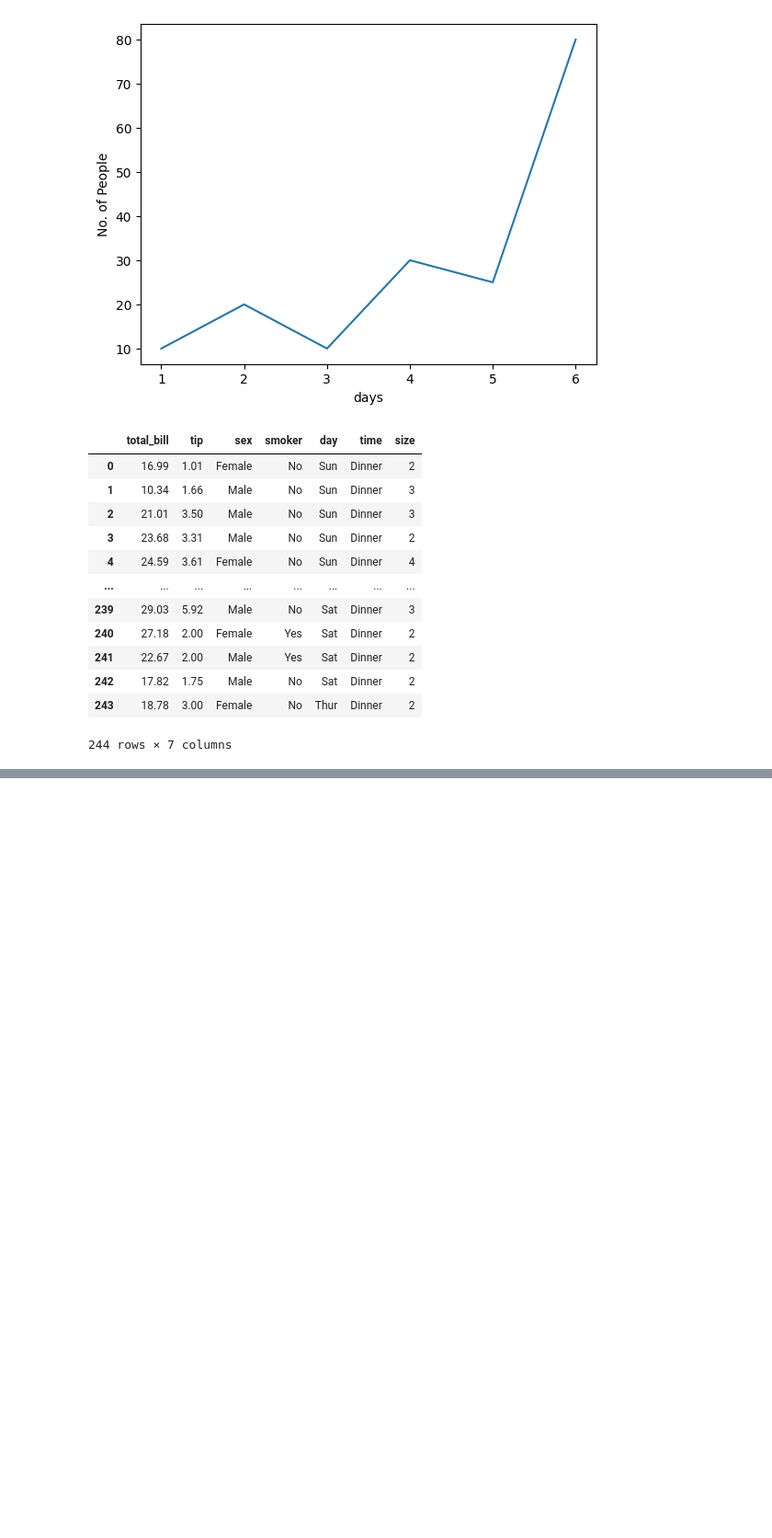
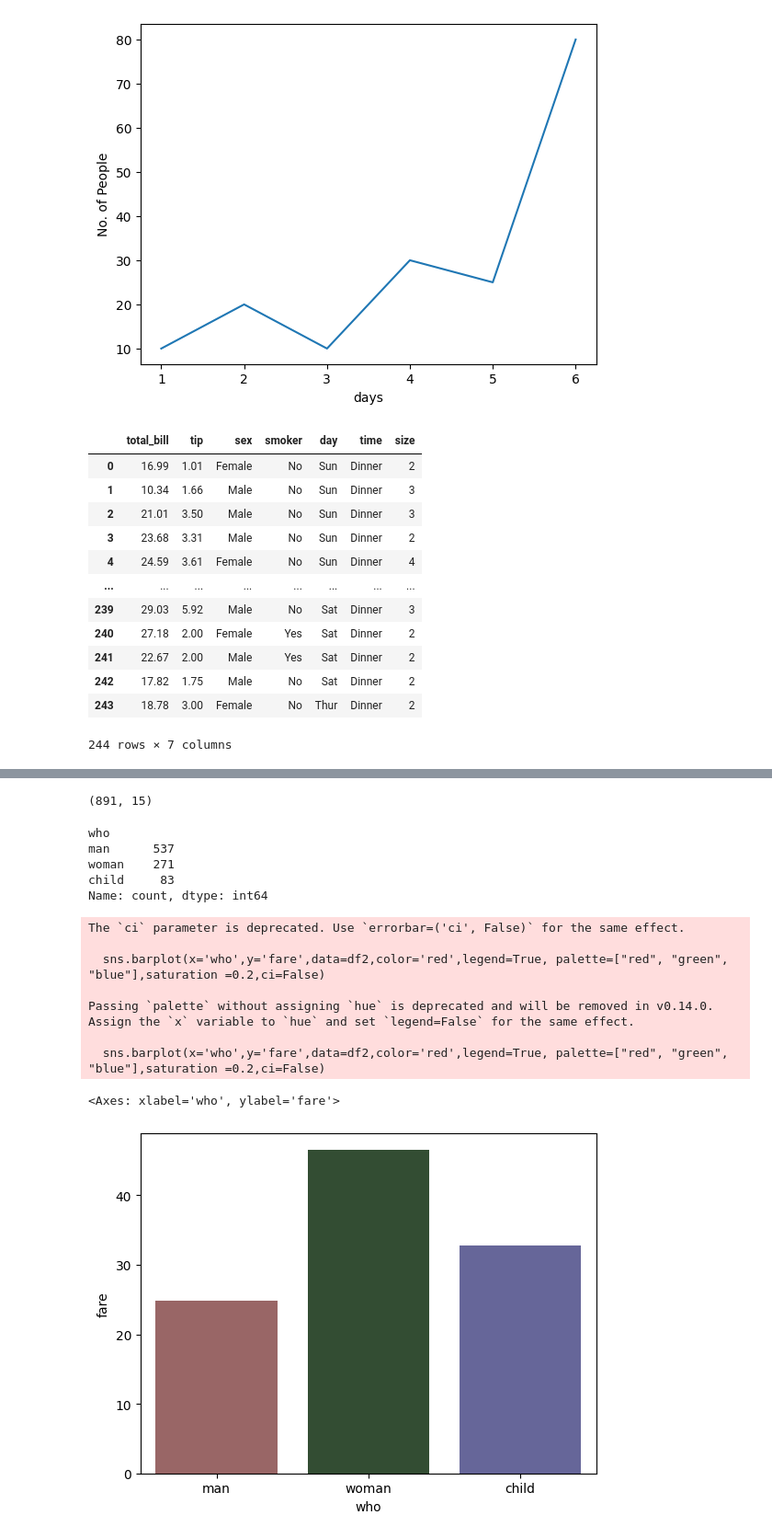
Before and after one commit to vitthalbulbule/Seaborn, a Jupyter notebook: simple.ipynb, the cells around one changed output, grey strips where cells are left out. Shown at 92% size. Saved outputs shown, nothing was run; the diff lists cells and outputs as text; code cells hidden in the pictures; blank space fills up the shorter version.

```diff
--- a/simple.ipynb
+++ b/simple.ipynb
@@ -53,0 +54,10 @@ sns.lineplot(x="day",y="total_bill",data=df1,hue='sex',style='time',legend='full
+# %%
+# Day 2  "Bar Plot in Seaborn"
+
+import seaborn as sns
+import matplotlib.pyplot as plt
+import pandas as pd
+import numpy as np
+
+df2=sns.load_dataset('titanic')
+df2.head()
@@ -53,0 +71,24 @@ sns.lineplot(x="day",y="total_bill",data=df1,hue='sex',style='time',legend='full
+# %%
+df2.shape
+# %% [output]
+(891, 15)
+# %%
+df2['who'].value_counts()
+# %% [output]
+who
+man      537
+woman    271
+child     83
+Name: count, dtype: int64
+# %%
+sns.barplot(x='who',y='fare',data=df2,color='red',legend=True, palette=["red", "green", "blue"],saturation =0.2,ci=False)
+# %% [output]
+The `ci` parameter is deprecated. Use `errorbar=('ci', False)` for the same effect.
+
+  sns.barplot(x='who',y='fare',data=df2,color='red',legend=True, palette=["red", "green", "blue"],saturation =0.2,ci=False)
+
+Passing `palette` without assigning `hue` is deprecated and will be removed in v0.14.0. Assign the `x` variable to `hue` and set `legend=False` for the same effect.
+
+  sns.barplot(x='who',y='fare',data=df2,color='red',legend=True, palette=["red", "green", "blue"],saturation =0.2,ci=False)
+<Axes: xlabel='who', ylabel='fare'>
+[figure, added]
```
Also changed, not shown: parts of 6 cells of this notebook.
